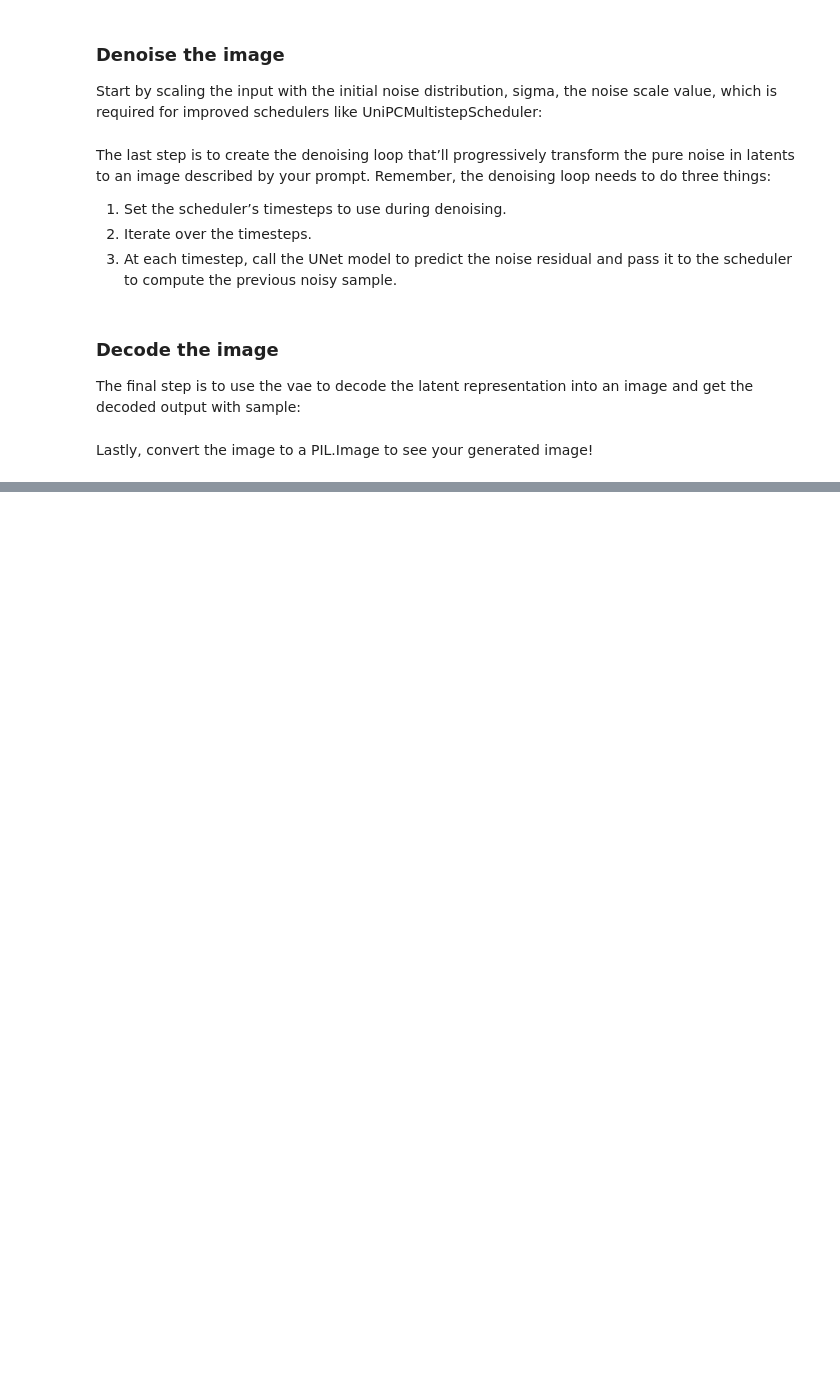
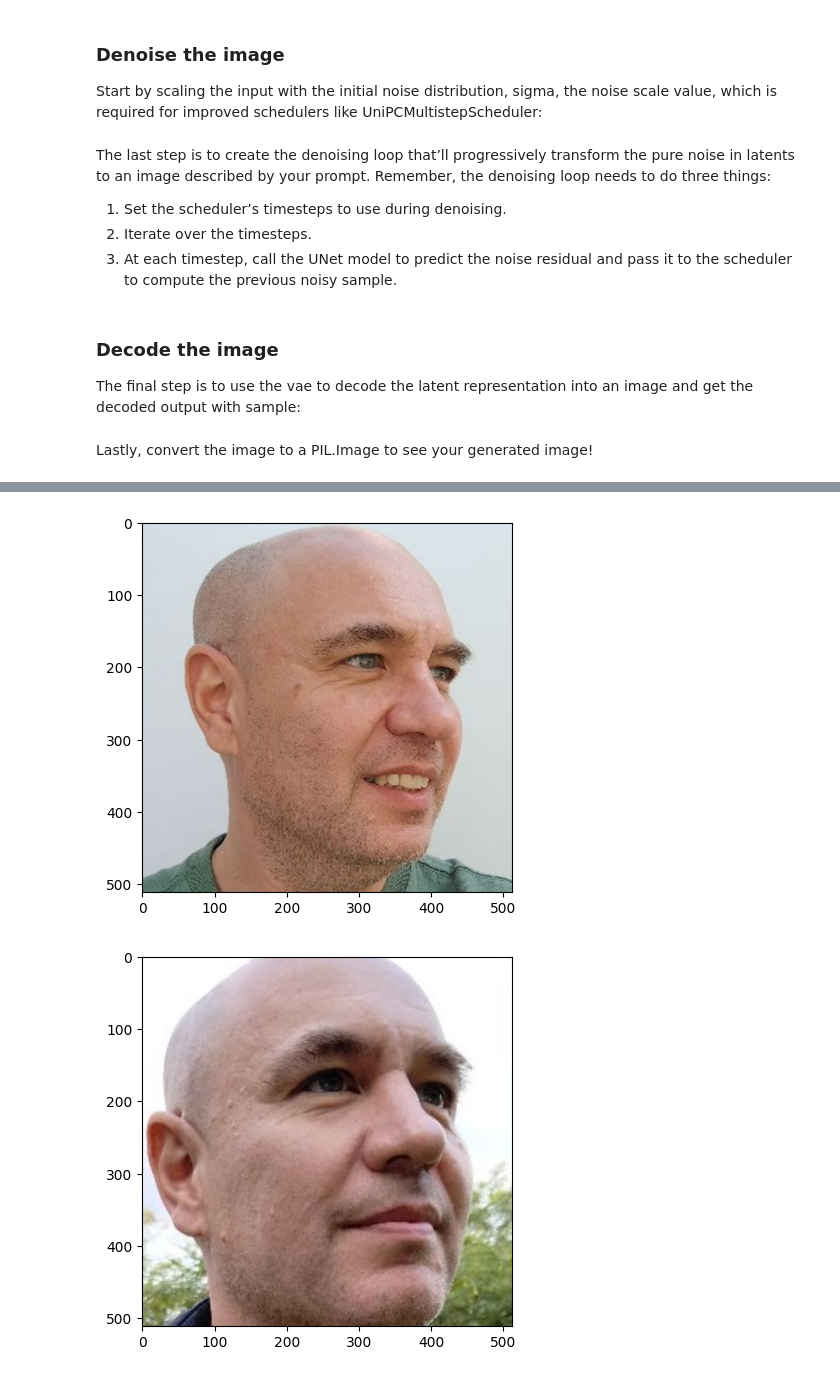
Before and after one commit to harpomaxx/DeepLili, a Jupyter notebook: code/python/notebooks/stable-difussion.ipynb, the cells around one changed output, grey strips where cells are left out. Cells and saved outputs as stored; diff of their text form; code cells hidden in the pictures; blank space fills up the shorter version.

```diff
--- a/code/python/notebooks/stable-difussion.ipynb
+++ b/code/python/notebooks/stable-difussion.ipynb
@@ -171,0 +170,12 @@ pil_images[0]
+# %%
+import matplotlib.pyplot as plt
+import os
+from PIL import Image
+path="/mnt/sd_models/rodralez2/"
+for file in os.listdir(path):
+    img = Image.open(os.path.join(path, file))
+    plt.imshow(img)
+    plt.show()
+# %% [output]
+[figure, added]
+[figure, added]
```
Also changed, not shown: parts of 6 cells of this notebook, 2 other files.
